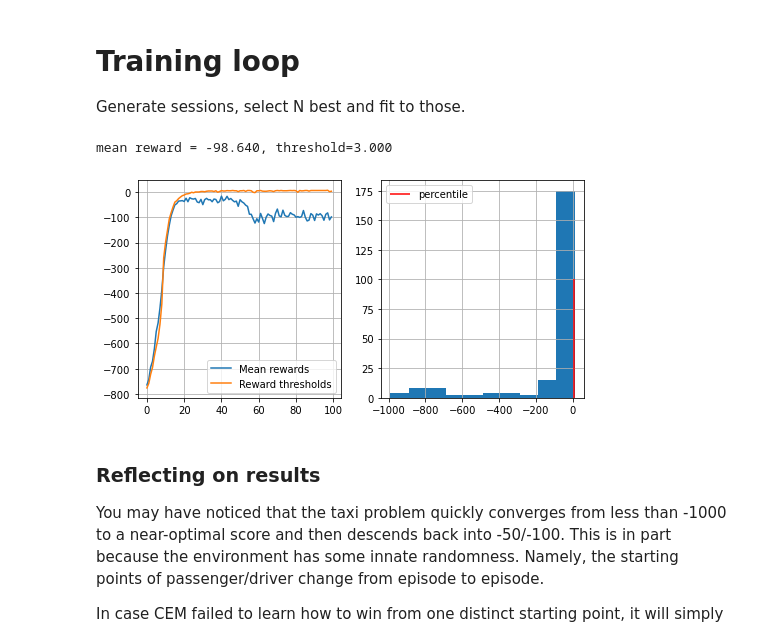
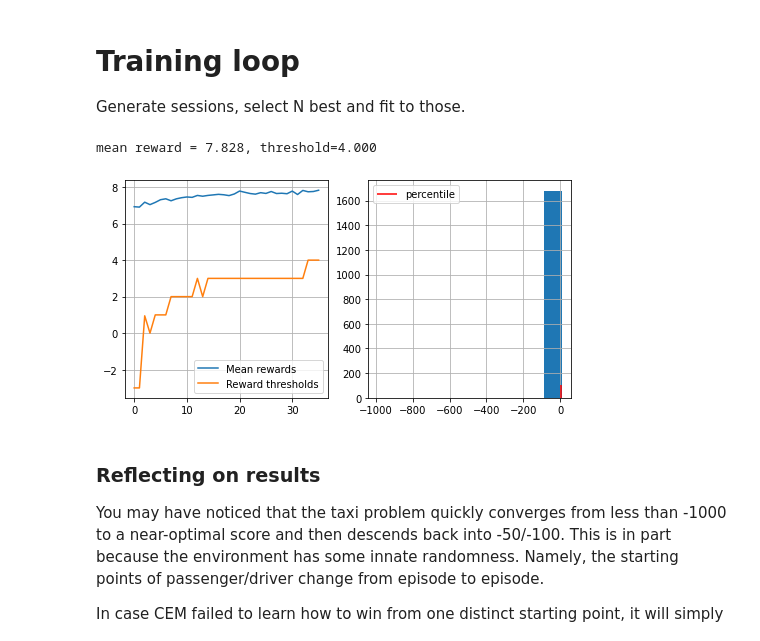
Before and after one commit to adhocmaster/Practical_RL, a Jupyter notebook: week01_intro/crossentropy_method.ipynb, the cells around one changed output. Cells and saved outputs as stored; diff of their text form; code cells hidden in the pictures.

```diff
--- a/week01_intro/crossentropy_method.ipynb
+++ b/week01_intro/crossentropy_method.ipynb
@@ -313,29 +305,29 @@ def show_progress(rewards_batch, log, percentile, reward_range=[-990, +10]):
 # reset policy just in case
 policy = initialize_policy(n_states, n_actions)
 # %%
-n_sessions = 250     # sample this many sessions
-percentile = 50      # discard this percentage of sessions with lowest rewards
-learning_rate = 0.5  # how quickly the policy is updated, on a scale from 0 to 1
+n_sessions = 2000     # sample this many sessions
+percentile = 5      # discard this percentage of sessions with lowest rewards
+learning_rate = 0.1  # how quickly the policy is updated, on a scale from 0 to 1
 
 log = []
 
 for i in range(100):
     # %time sessions = [ <YOUR CODE: generate a list of n_sessions new sessions> ]
     %time sessions = [generate_session(env, policy, 1000) for _ in range(n_sessions)]
 
     states_batch, actions_batch, rewards_batch = zip(*sessions)
 
     elite_states, elite_actions = select_elites(states_batch, actions_batch, rewards_batch, percentile)
 
     new_policy = get_new_policy(elite_states, elite_actions)
 
     policy = learning_rate * new_policy + (1 - learning_rate) * policy
 
     # display results on chart
     show_progress(rewards_batch, log, percentile)
 # %% [output]
-mean reward = -98.640, threshold=3.000
+mean reward = 7.828, threshold=4.000
-[figure, old version]
+[figure, new version]
 # %% [markdown]
 ### Reflecting on results
 
```
Also changed, not shown: parts of 4 cells of this notebook, 2 other files.
